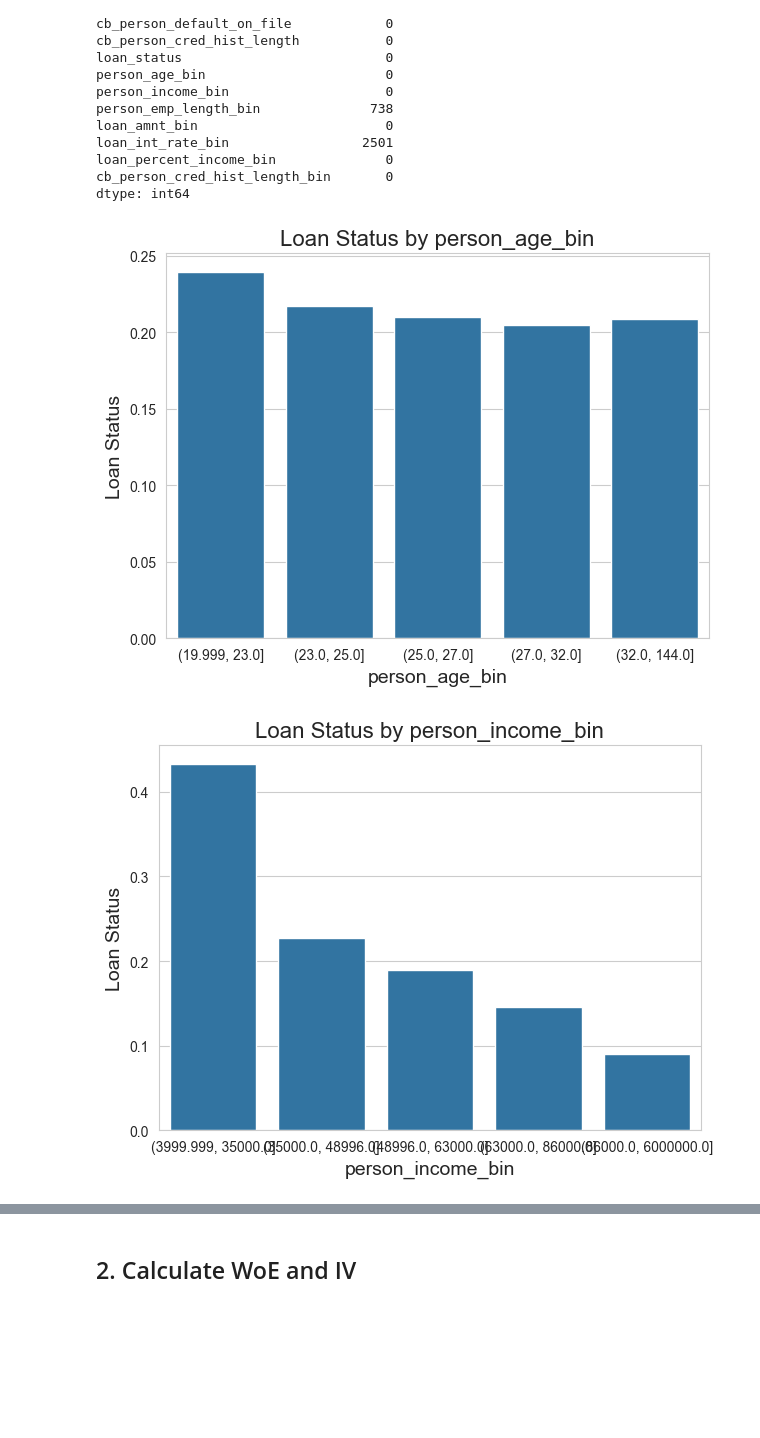
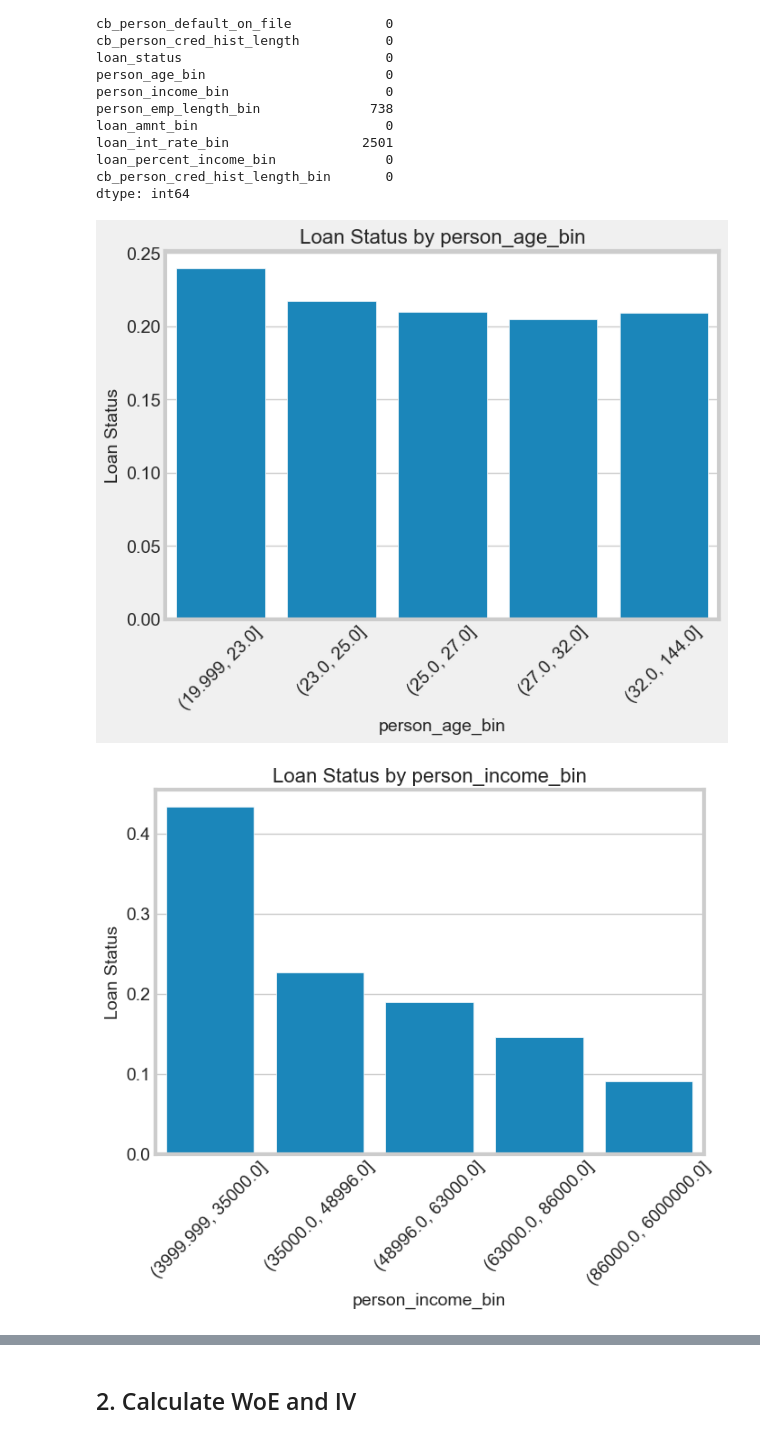
Before and after one commit to marcellinus-witarsah/credit-score-modelling-old, a Jupyter notebook: notebooks/credit_scorecard.ipynb, the cells around one changed output, grey strips where cells are left out. Saved outputs shown, nothing was run; the diff lists cells and outputs as text; code cells hidden in the pictures; blank space fills up the shorter version.

```diff
--- a/notebooks/credit_scorecard.ipynb
+++ b/notebooks/credit_scorecard.ipynb
@@ -386,9 +386,10 @@ def create_binning(data, predictor_label, num_of_bins):
 
 
 numerical_cols =  [col for col in train.select_dtypes("number") if col != "loan_status"]
+train_binned = train.copy()
 for numerical_col in numerical_cols:
     train_binned = create_binning(
-        data = train.copy(),
+        data = train_binned,
         predictor_label = numerical_col,
         num_of_bins = 5
     )
@@ -446,25 +447,24 @@ for column in missing_columns:
     # Replace missing values with category 'Missing'
     train_binned[column] = train_binned[column].fillna(value = 'Missing')
 # %%
-import seaborn as sns
-import matplotlib.pyplot as plt
-
+plt.style.use('fivethirtyeight')
 for col in train_binned.columns:
     if "bin" in col:
         # Set figure size and style
         plt.figure(figsize=(7, 5))
         sns.set_style("whitegrid")
 
         # Create bar plot with customized aesthetics
         sns.barplot(x=col, y="loan_status", data=train_binned, errorbar=None)
 
         # Add title and labels
         plt.title(f"Loan Status by {col}", fontsize=16)
         plt.xlabel(col, fontsize=14)
         plt.ylabel("Loan Status", fontsize=14)
+        plt.xticks(rotation=45)
 
         # Show plot
         plt.show()
 # %% [output]
-[figure, old version]
+[figure, new version]
-[figure, old version]
+[figure, new version]
```
Also changed, not shown: parts of 13 cells of this notebook.
